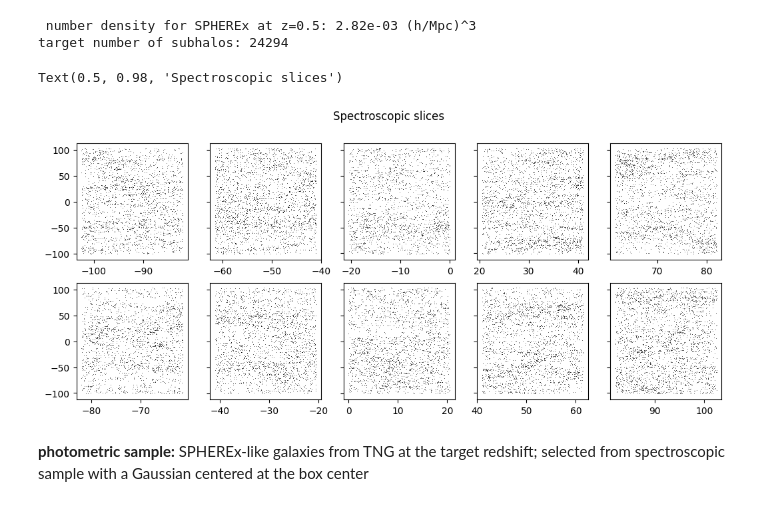
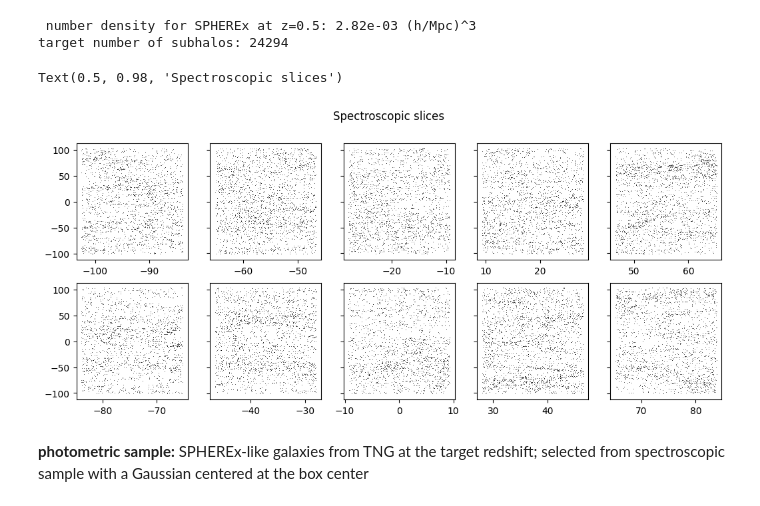
Before and after one commit to abbyw24/small-scale_cross-corrs, a Jupyter notebook: notebooks/angular_xcorrs_2-10-23.ipynb, the cells around one changed output. Drawn from its saved outputs; the diff is of its cells as text; code cells hidden in the pictures.

```diff
--- a/notebooks/angular_xcorrs_2-10-23.ipynb
+++ b/notebooks/angular_xcorrs_2-10-23.ipynb
@@ -135,7 +134,7 @@ gal_pos_spec -= sim.boxsize / 2
 target number of subhalos: 24294
 # %%
 # divide into narrow 2D slices along the LOS
-nslices = 10
+nslices = 11
 L = sim.boxsize.value
 losbins = np.linspace(-L/2, L/2, nslices+1)
 slicewidth = (losbins[1]-losbins[0])
@@ -148,18 +147,18 @@ slices_spec = [
 # %%
 # check out the slices
 nrows, ncols = 2, 5
 fig, axs = plt.subplots(nrows, ncols, figsize=(ncols * 2.5, nrows * 2.5))
 kwargs = dict(ls='None', marker=',', ms=3, alpha=0.6)
-for i in range(nslices):
+for i in range(nslices-1):
     row = i % nrows
     col = (i - row) // nrows
     axs[row,col].plot(slices_spec[i][:,2].value, slices_spec[i][:,0].value, c='k', **kwargs)
     if col != 0:
         axs[row,col].set_yticklabels([])
 fig.suptitle('Spectroscopic slices')
 # %% [output]
 Text(0.5, 0.98, 'Spectroscopic slices')
-[figure, old version]
+[figure, new version]
 # %% [markdown]
 **photometric sample:** SPHEREx-like galaxies from TNG at the target redshift; selected from spectroscopic sample with a Gaussian centered at the box center
 # %%
```
Also changed, not shown: parts of 16 cells of this notebook, 2 other files.
